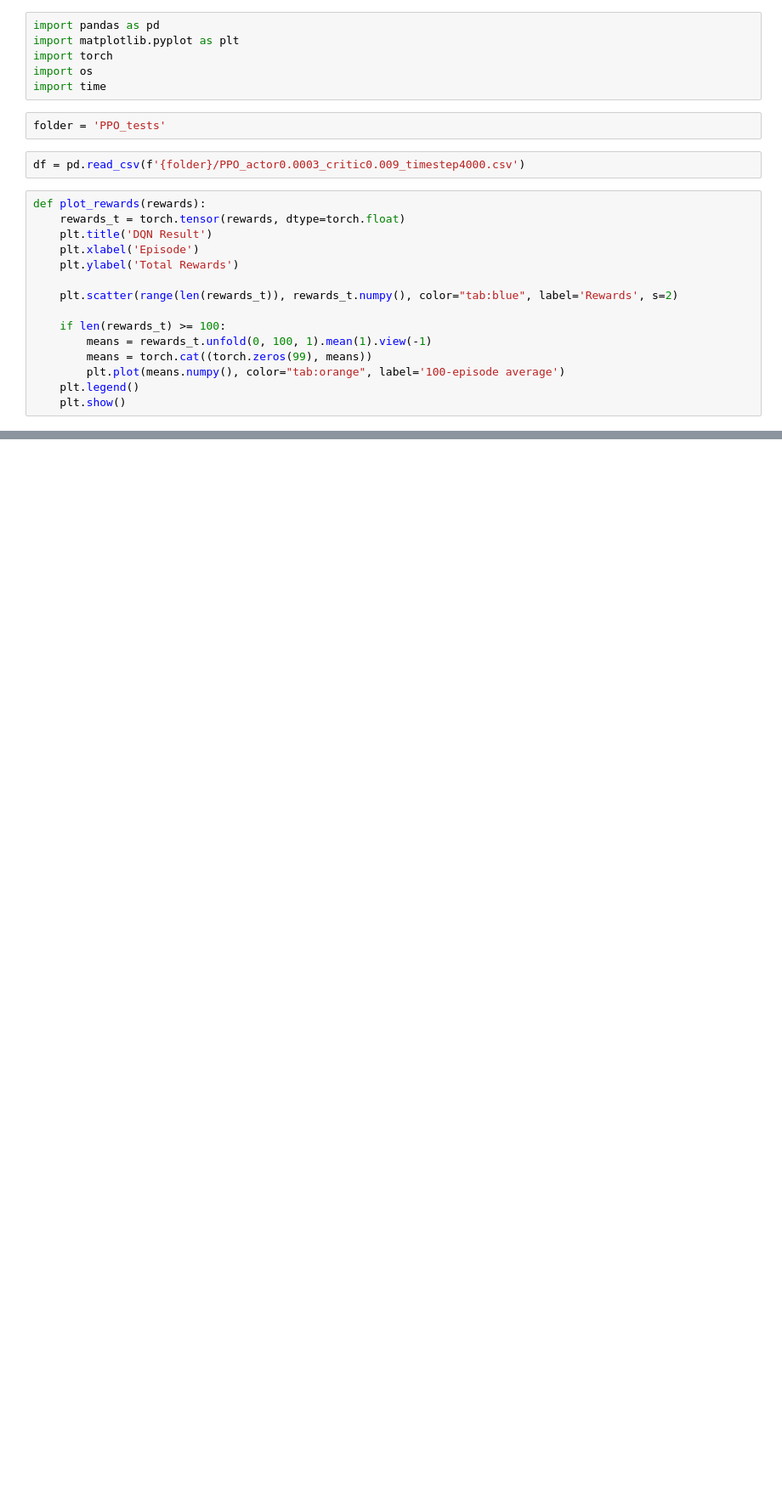
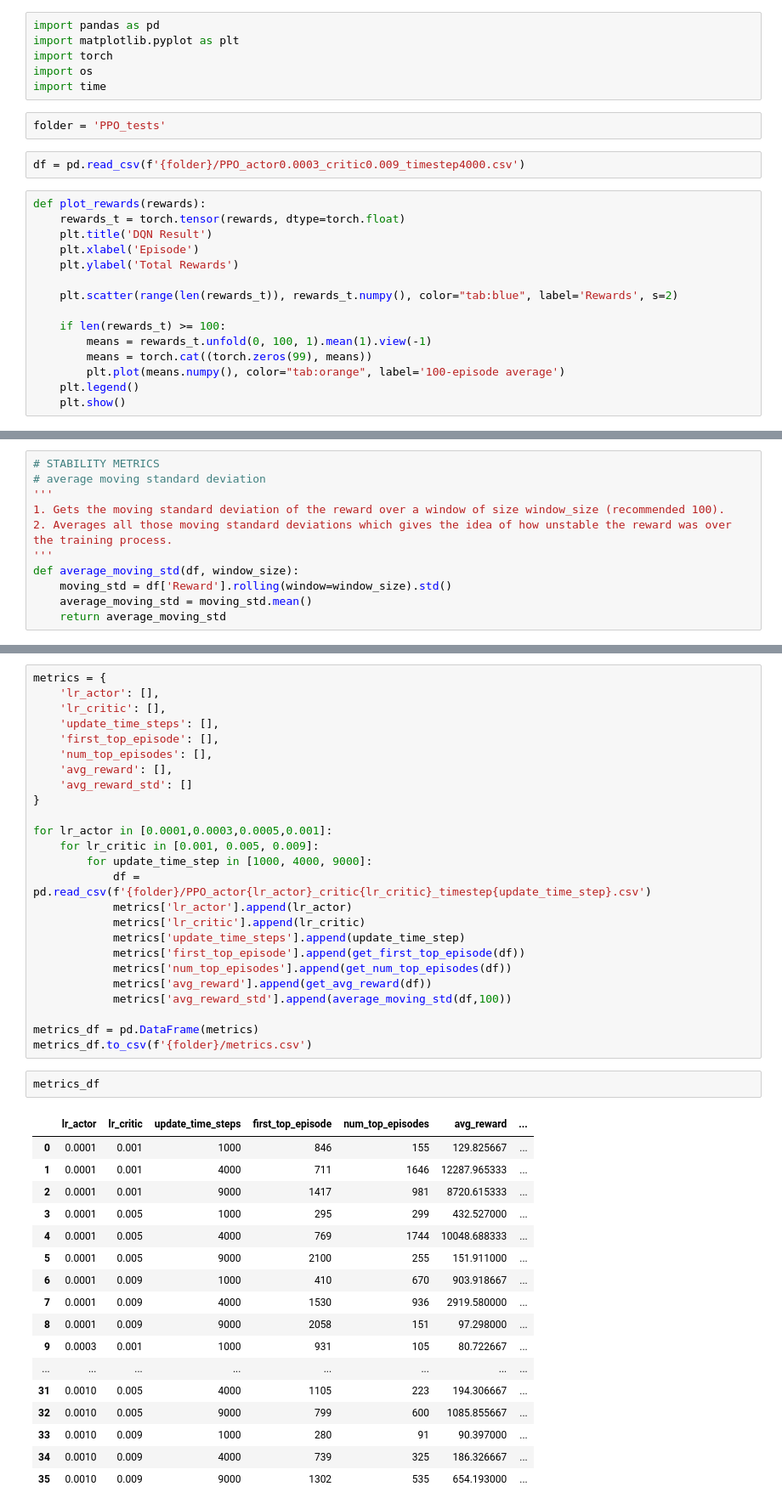
Before and after one commit to joao-oak/FlapPyBird_RL, a Jupyter notebook: Results.ipynb, the cells around one changed output, grey strips where cells are left out. Shown at 85% size. Cells and saved outputs as stored; diff of their text form; blank space fills up the shorter version.

Commit message:
Metrics on the training process

```diff
--- a/Results.ipynb
+++ b/Results.ipynb
@@ -43,0 +70,11 @@ for file in os.listdir(folder):
+# %%
+# STABILITY METRICS
+# average moving standard deviation
+'''
+1. Gets the moving standard deviation of the reward over a window of size window_size (recommended 100).
+2. Averages all those moving standard deviations which gives the idea of how unstable the reward was over the training process.
+'''
+def average_moving_std(df, window_size):
+    moving_std = df['Reward'].rolling(window=window_size).std()
+    average_moving_std = moving_std.mean()
+    return average_moving_std
@@ -43,0 +83,45 @@ for file in os.listdir(folder):
+# %%
+metrics = {
+    'lr_actor': [],
+    'lr_critic': [],
+    'update_time_steps': [],
+    'first_top_episode': [],
+    'num_top_episodes': [],
+    'avg_reward': [],
+    'avg_reward_std': []
+}
+
+for lr_actor in [0.0001,0.0003,0.0005,0.001]:
+    for lr_critic in [0.001, 0.005, 0.009]:
+        for update_time_step in [1000, 4000, 9000]:
+            df = pd.read_csv(f'{folder}/PPO_actor{lr_actor}_critic{lr_critic}_timestep{update_time_step}.csv')
+            metrics['lr_actor'].append(lr_actor)
+            metrics['lr_critic'].append(lr_critic)
+            metrics['update_time_steps'].append(update_time_step)
+            metrics['first_top_episode'].append(get_first_top_episode(df))
+            metrics['num_top_episodes'].append(get_num_top_episodes(df))
+            metrics['avg_reward'].append(get_avg_reward(df))
+            metrics['avg_reward_std'].append(average_moving_std(df,100))
+
+metrics_df = pd.DataFrame(metrics)
+metrics_df.to_csv(f'{folder}/metrics.csv')
+# %%
+metrics_df
+# %% [output]
+|  | lr_actor | lr_critic | update_time_steps | first_top_episode | num_top_episodes | avg_reward | ... |
+| 0 | 0.0001 | 0.001 | 1000 | 846 | 155 | 129.825667 | ... |
+| 1 | 0.0001 | 0.001 | 4000 | 711 | 1646 | 12287.965333 | ... |
+| 2 | 0.0001 | 0.001 | 9000 | 1417 | 981 | 8720.615333 | ... |
+| 3 | 0.0001 | 0.005 | 1000 | 295 | 299 | 432.527000 | ... |
+| 4 | 0.0001 | 0.005 | 4000 | 769 | 1744 | 10048.688333 | ... |
+| 5 | 0.0001 | 0.005 | 9000 | 2100 | 255 | 151.911000 | ... |
+| 6 | 0.0001 | 0.009 | 1000 | 410 | 670 | 903.918667 | ... |
+| 7 | 0.0001 | 0.009 | 4000 | 1530 | 936 | 2919.580000 | ... |
+| 8 | 0.0001 | 0.009 | 9000 | 2058 | 151 | 97.298000 | ... |
+| 9 | 0.0003 | 0.001 | 1000 | 931 | 105 | 80.722667 | ... |
+| ... | ... | ... | ... | ... | ... | ... | ... |
+| 31 | 0.0010 | 0.005 | 4000 | 1105 | 223 | 194.306667 | ... |
+| 32 | 0.0010 | 0.005 | 9000 | 799 | 600 | 1085.855667 | ... |
+| 33 | 0.0010 | 0.009 | 1000 | 280 | 91 | 90.397000 | ... |
+| 34 | 0.0010 | 0.009 | 4000 | 739 | 325 | 186.326667 | ... |
+| 35 | 0.0010 | 0.009 | 9000 | 1302 | 535 | 654.193000 | ... |
```
Also changed, not shown: parts of 4 cells of this notebook, 3 other files.
